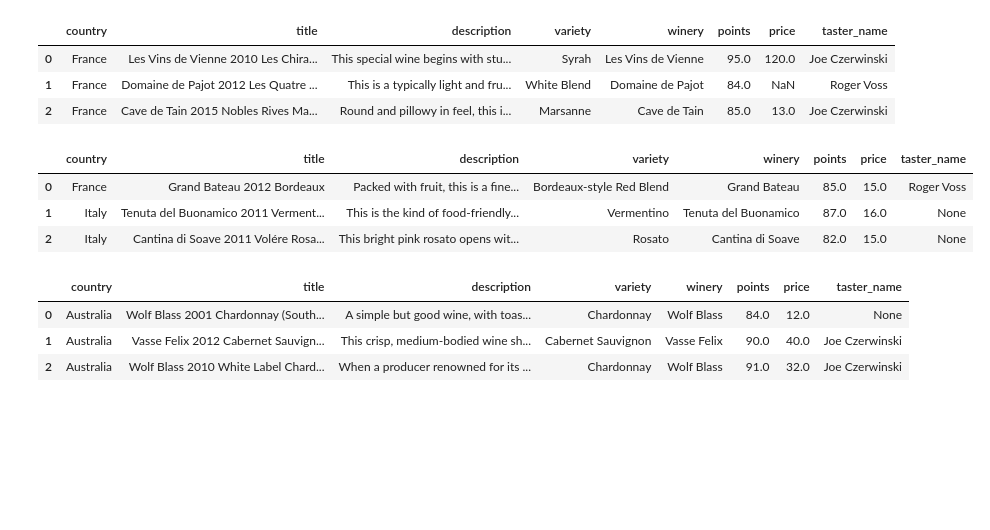
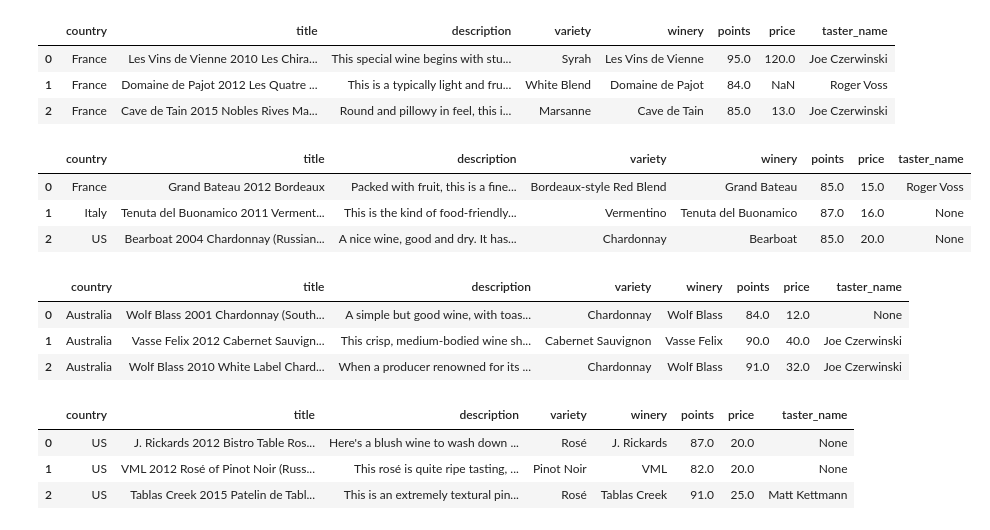
Before and after one commit to mwheeler235/wine-recommender, a Jupyter notebook: wine_recc_vectore_store_faiss.ipynb, the cells around one changed output. Saved outputs shown, nothing was run; the diff lists cells and outputs as text; code cells hidden in the pictures; blank space fills up the shorter version.

```diff
--- a/wine_recc_vectore_store_faiss.ipynb
+++ b/wine_recc_vectore_store_faiss.ipynb
@@ -174,15 +173,15 @@ df_response2
 | 1 | France | Domaine de Pajot 2012 Les Quatre ... | This is a typically light and fru... | White Blend | Domaine de Pajot | 84.0 | NaN | Roger Voss |
 | 2 | France | Cave de Tain 2015 Nobles Rives Ma... | Round and pillowy in feel, this i... | Marsanne | Cave de Tain | 85.0 | 13.0 | Joe Czerwinski |
 # %%
-response3 = retriever.invoke("Suggest the best wines for partying on the boat all day, return examples as a table in markdown with columns; country, title, winery, variety, description, points, price, taster.")
+response3 = retriever.invoke("Suggest the best wines for partying on the boat, return examples as a table in markdown with columns; country, title, winery, variety, description, points, price, taster.")
 
 df_response3 = response_to_df(response=response3)
 df_response3
 # %% [output]
 |  | country | title | description | variety | winery | points | price | taster_name |
 | 0 | France | Grand Bateau 2012 Bordeaux | Packed with fruit, this is a fine... | Bordeaux-style Red Blend | Grand Bateau | 85.0 | 15.0 | Roger Voss |
 | 1 | Italy | Tenuta del Buonamico 2011 Verment... | This is the kind of food-friendly... | Vermentino | Tenuta del Buonamico | 87.0 | 16.0 | None |
-| 2 | Italy | Cantina di Soave 2011 Volére Rosa... | This bright pink rosato opens wit... | Rosato | Cantina di Soave | 82.0 | 15.0 | None |
+| 2 | US | Bearboat 2004 Chardonnay (Russian... | A nice wine, good and dry. It has... | Chardonnay | Bearboat | 85.0 | 20.0 | None |
 # %%
 response4 = retriever.invoke("Suggest the best Australian wines for pairing with cheese, return examples as a table in markdown with columns; country, title, winery, variety, description, points, price, taster.")
 
@@ -193,3 +192,13 @@ df_response4
 | 0 | Australia | Wolf Blass 2001 Chardonnay (South... | A simple but good wine, with toas... | Chardonnay | Wolf Blass | 84.0 | 12.0 | None |
 | 1 | Australia | Vasse Felix 2012 Cabernet Sauvign... | This crisp, medium-bodied wine sh... | Cabernet Sauvignon | Vasse Felix | 90.0 | 40.0 | Joe Czerwinski |
 | 2 | Australia | Wolf Blass 2010 White Label Chard... | When a producer renowned for its ... | Chardonnay | Wolf Blass | 91.0 | 32.0 | Joe Czerwinski |
+# %%
+response5 = retriever.invoke("What if I want to drink Rose all day, return examples as a table in markdown with columns; country, title, winery, variety, description, points, price, taster.")
+
+df_response5 = response_to_df(response=response5)
+df_response5
+# %% [output]
+|  | country | title | description | variety | winery | points | price | taster_name |
+| 0 | US | J. Rickards 2012 Bistro Table Ros... | Here's a blush wine to wash down ... | Rosé | J. Rickards | 87.0 | 20.0 | None |
+| 1 | US | VML 2012 Rosé of Pinot Noir (Russ... | This rosé is quite ripe tasting, ... | Pinot Noir | VML | 82.0 | 20.0 | None |
+| 2 | US | Tablas Creek 2015 Patelin de Tabl... | This is an extremely textural pin... | Rosé | Tablas Creek | 91.0 | 25.0 | Matt Kettmann |
```
Also changed, not shown: parts of 1 cell of this notebook, 2 other files.
